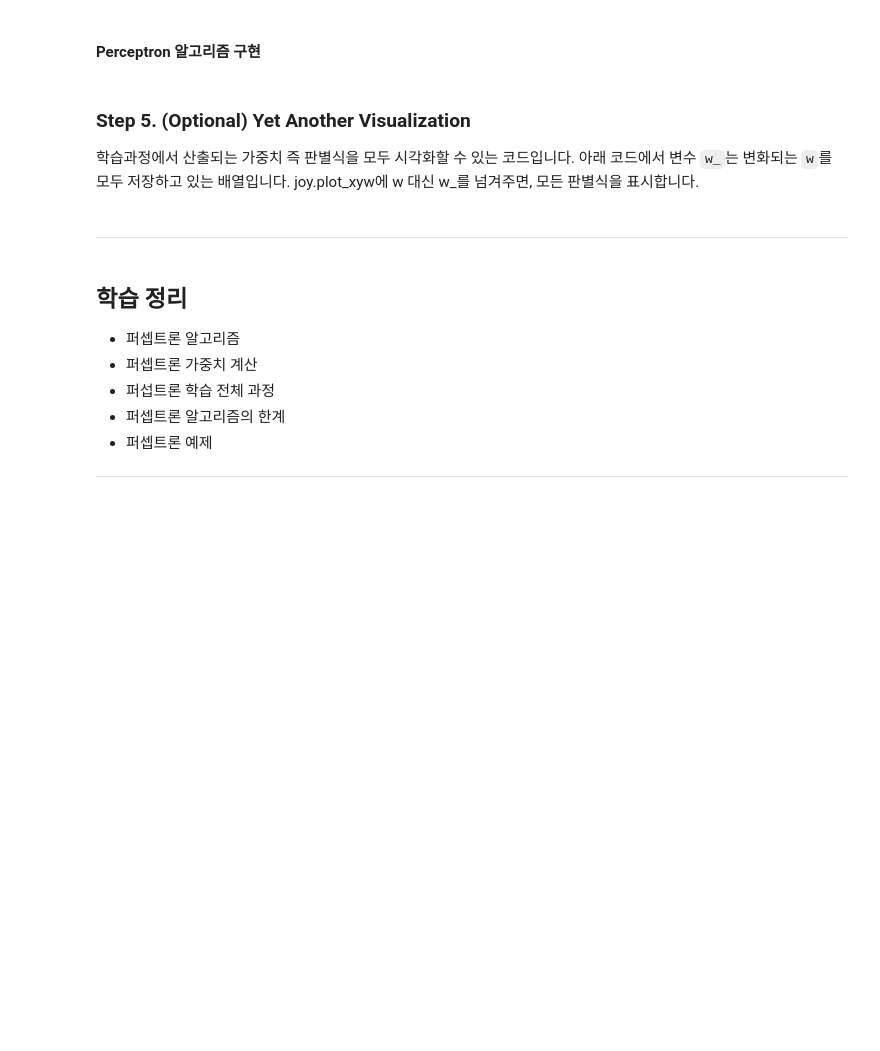
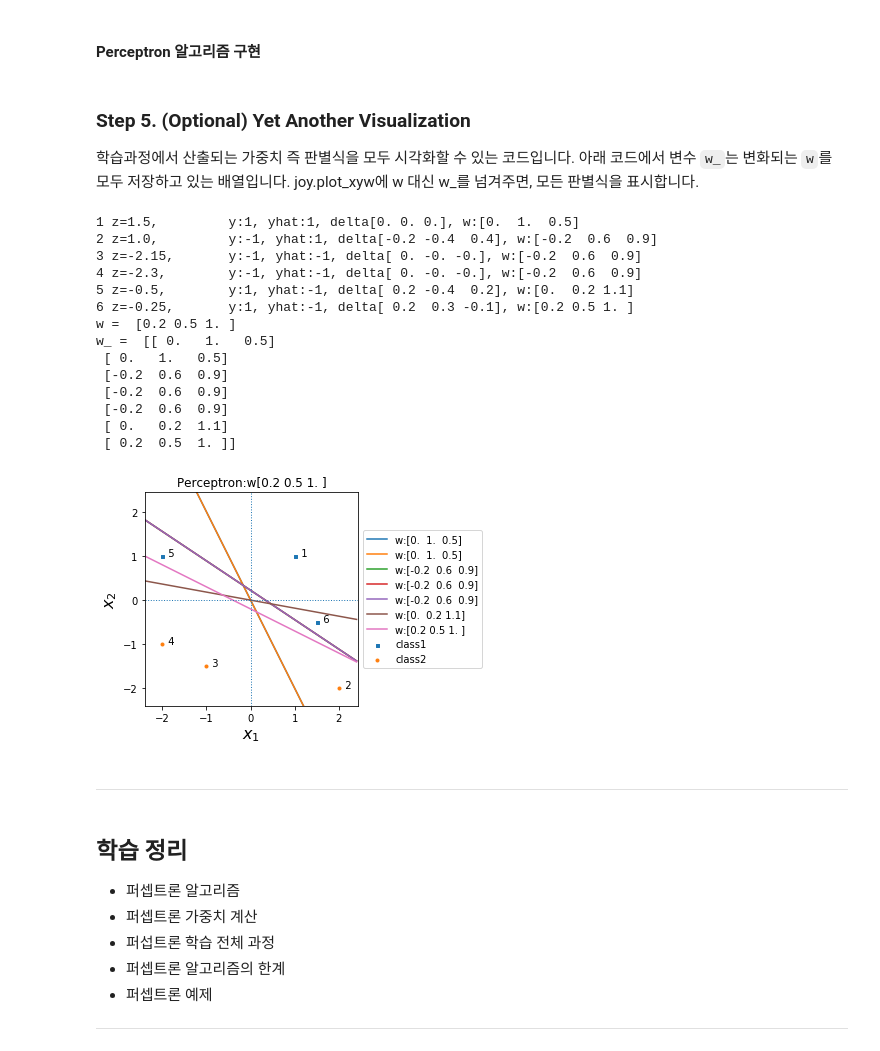
Before and after one commit to idebtor/HuStarML, a Jupyter notebook: book/ML04 Perceptron3.ipynb, the cells around one changed output. Drawn from its saved outputs; the diff is of its cells as text; code cells hidden in the pictures; blank space fills up the shorter version.

```diff
--- a/book/ML04 Perceptron3.ipynb
+++ b/book/ML04 Perceptron3.ipynb
@@ -373,29 +378,45 @@ joy.plot_xyw(X, y, w, X0=True, annotate=True)
 # %%
 import joy
 import numpy as np
 import matplotlib.pyplot as plt
 %matplotlib inline
 
 x = np.array([[1.0, 1.0], [2.0, -2.0], [-1.0, -1.5], [-2.0, -1.0], [-2.0,1.0], [1.5, -0.5]])
 X = np.c_[ np.ones(len(x)), x ]
 y = np.array([1, -1, -1, -1, 1, 1])
 w = np.array([0.0, 1.0, 0.5])
 w_ = np.array([w])                            # an array of w's
 
 eta = 0.1
 for i, (xi, yi) in enumerate(zip(X, y)):
     z = np.dot(xi, w)                          # Compute net input, same as np.dot(w.T, x)
     yhat = np.where(z >= 0.0, 1, -1)          # Apply step func and get output
     delta = eta * (yi - yhat) * xi            # Compute delta
     w += delta                                # Adjust weight
     w_ = np.vstack([w_, w])
 
     print('{} z={}, \t y:{}, yhat:{}, delta{}, w:{}'
           .format(i+1, np.round(z,2), yi, yhat, delta, w))
 
 print('w = ', w)
-print('w_ = , w_)
-joy.plot_xyw(X, y, w, X0=True, annotate=True)
+print('w_ = ', w_)
+joy.plot_xyw(X, y, w_, X0=True, annotate=True)
+# %% [output]
+1 z=1.5,         y:1, yhat:1, delta[0. 0. 0.], w:[0.  1.  0.5]
+2 z=1.0,         y:-1, yhat:1, delta[-0.2 -0.4  0.4], w:[-0.2  0.6  0.9]
+3 z=-2.15,       y:-1, yhat:-1, delta[ 0. -0. -0.], w:[-0.2  0.6  0.9]
+4 z=-2.3,        y:-1, yhat:-1, delta[ 0. -0. -0.], w:[-0.2  0.6  0.9]
+5 z=-0.5,        y:1, yhat:-1, delta[ 0.2 -0.4  0.2], w:[0.  0.2 1.1]
+6 z=-0.25,       y:1, yhat:-1, delta[ 0.2  0.3 -0.1], w:[0.2 0.5 1. ]
+w =  [0.2 0.5 1. ]
+w_ =  [[ 0.   1.   0.5]
+ [ 0.   1.   0.5]
+ [-0.2  0.6  0.9]
+ [-0.2  0.6  0.9]
+ [-0.2  0.6  0.9]
+ [ 0.   0.2  1.1]
+ [ 0.2  0.5  1. ]]
+[figure, added]
 # %% [markdown]
 ------------------------
 # %% [markdown]
```
Also changed, not shown: parts of 6 cells of this notebook.
